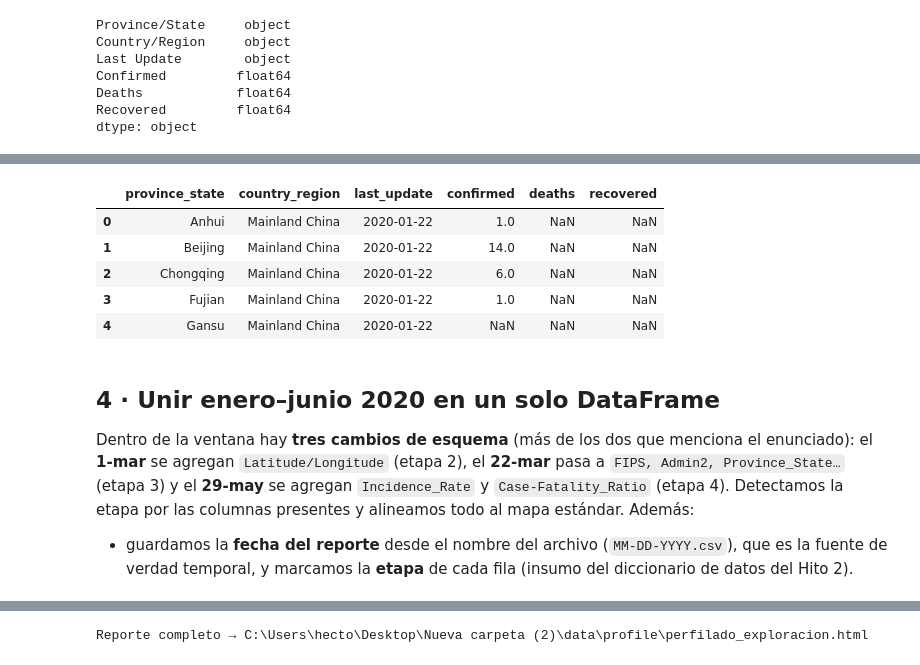
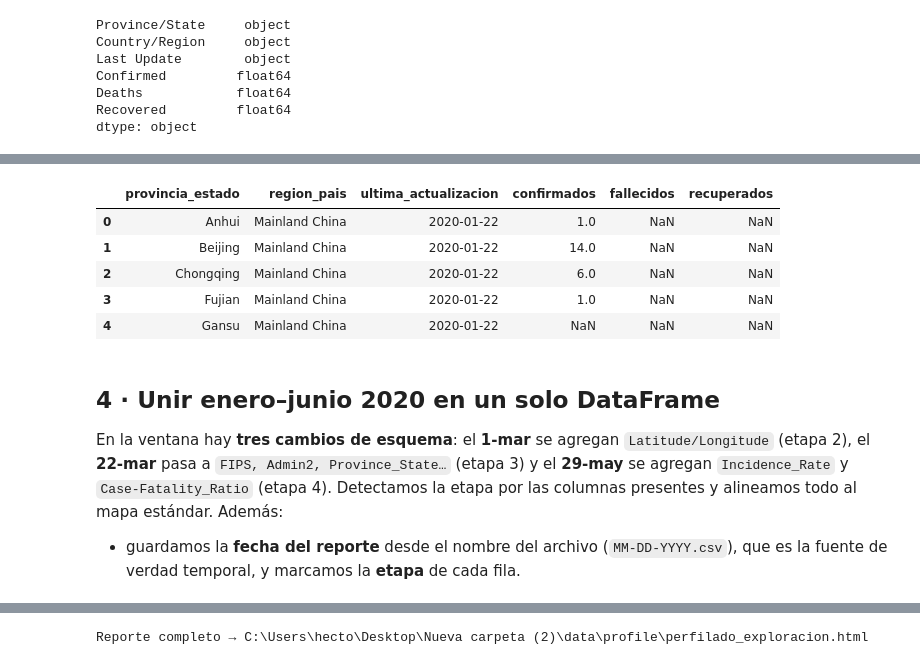
Before and after one commit to BeatrizVidalA/ProyectoGD, a Jupyter notebook: notebooks/00_exploracion.ipynb, the cells around one changed output, grey strips where cells are left out. Cells and saved outputs as stored; diff of their text form; code cells hidden in the pictures.

Commit message:
Docs: alineacion con PPT; notebook y .py en espanol; revision Hito 1 actualizada

```diff
--- a/notebooks/00_exploracion.ipynb
+++ b/notebooks/00_exploracion.ipynb
@@ -48,7 +45,7 @@ URL_BASE = (
 )
 
 def descargar(nombre: str) -> bytes:
-    '''Descarga un CSV de JHU con caché local en data/raw (idempotente).'''
+    '''Descarga un CSV de JHU con caché local (idempotente, con reintentos).'''
     destino = RAW / nombre
     if destino.exists() and destino.stat().st_size > 0:
         return destino.read_bytes()
@@ -61,7 +58,7 @@ def descargar(nombre: str) -> bytes:
                 raise IOError('respuesta demasiado corta')
             destino.write_bytes(datos)
             return datos
-        except Exception as e:
+        except Exception:
             if intento == 2:
                 raise
             time.sleep(2)
@@ -134,40 +131,35 @@ automática.
 # %%
 MAPA_COLUMNAS = {
-    # esquema 1
-    'Province/State': 'province_state', 'Country/Region': 'country_region',
-    'Last Update': 'last_update',
-    # esquema 3 en adelante
-    'FIPS': 'fips', 'Admin2': 'admin2', 'Province_State': 'province_state',
-    'Country_Region': 'country_region', 'Last_Update': 'last_update',
-    # coordenadas (3 nombre distintos, 1 estándar)
-    'Latitude': 'lat', 'Longitude': 'lon', 'Lat': 'lat', 'Long_': 'lon',
-    # métricas
-    'Confirmed': 'confirmed', 'Deaths': 'deaths', 'Recovered': 'recovered',
-    'Active': 'active', 'Combined_Key': 'combined_key',
-    # renombrados del esquema 5
-    'Incidence_Rate': 'incident_rate', 'Incident_Rate': 'incident_rate',
-    'Case-Fatality_Ratio': 'case_fatality_ratio', 'Case_Fatality_Ratio': 'case_fatality_ratio',
+    'Province/State': 'provincia_estado', 'Country/Region': 'region_pais',
+    'Last Update': 'ultima_actualizacion',
+    'Province_State': 'provincia_estado', 'Country_Region': 'region_pais',
+    'Last_Update': 'ultima_actualizacion',
+    'FIPS': 'fips', 'Admin2': 'admin2',
+    'Latitude': 'latitud', 'Longitude': 'longitud', 'Lat': 'latitud', 'Long_': 'longitud',
+    'Confirmed': 'confirmados', 'Deaths': 'fallecidos', 'Recovered': 'recuperados',
+    'Active': 'activos', 'Combined_Key': 'clave_combinada',
+    'Incidence_Rate': 'tasa_incidentes', 'Incident_Rate': 'tasa_incidentes',
+    'Case-Fatality_Ratio': 'tasa_letalidad', 'Case_Fatality_Ratio': 'tasa_letalidad',
 }
 
 def estandarizar(df: pd.DataFrame) -> pd.DataFrame:
     df = df.rename(columns=MAPA_COLUMNAS)
-    # última actualización → fecha AAAA-MM-DD (los formatos cambiaron en el tiempo)
-    s = df['last_update'].astype('string').str.strip()
+    s = df['ultima_actualizacion'].astype('string').str.strip()
     fecha = pd.Series(pd.NaT, index=s.index)
     for fmt in ('%m/%d/%y %H:%M', '%m/%d/%Y %H:%M',
                 '%m/%d/%y %H:%M:%S', '%m/%d/%Y %H:%M:%S',
                 '%Y-%m-%d %H:%M:%S', '%Y-%m-%dT%H:%M:%S', '%Y-%m-%d %H:%M'):
         pend = fecha.isna() & s.notna()
         if pend.any():
             fecha[pend] = pd.to_datetime(s[pend], format=fmt, errors='coerce')
-    df['last_update'] = fecha.dt.strftime('%Y-%m-%d')
+    df['ultima_actualizacion'] = fecha.dt.strftime('%Y-%m-%d')
     return df
 
 pr1_std = estandarizar(pr1)
-pr1_std[['province_state', 'country_region', 'last_update',
-         'confirmed', 'deaths', 'recovered']].head()
+pr1_std[['provincia_estado', 'region_pais', 'ultima_actualizacion',
+         'confirmados', 'fallecidos', 'recuperados']].head()
 # %% [output]
-|  | province_state | country_region | last_update | confirmed | deaths | recovered |
+|  | provincia_estado | region_pais | ultima_actualizacion | confirmados | fallecidos | recuperados |
 | 0 | Anhui | Mainland China | 2020-01-22 | 1.0 | NaN | NaN |
 | 1 | Beijing | Mainland China | 2020-01-22 | 14.0 | NaN | NaN |
 | 2 | Chongqing | Mainland China | 2020-01-22 | 6.0 | NaN | NaN |
@@ -176,14 +168,13 @@ pr1_std[['province_state', 'country_region', 'last_update',
 # %% [markdown]
 ## 4 · Unir enero–junio 2020 en un solo DataFrame
 
-Dentro de la ventana hay **tres cambios de esquema** (más de los dos que menciona el
-enunciado): el **1-mar** se agregan `Latitude/Longitude` (etapa 2), el **22-mar** pasa a
-`FIPS, Admin2, Province_State…` (etapa 3) y el **29-may** se agregan `Incidence_Rate` y
-`Case-Fatality_Ratio` (etapa 4). Detectamos la etapa por las columnas presentes y
-alineamos todo al mapa estándar. Además:
+En la ventana hay **tres cambios de esquema**: el **1-mar** se agregan
+`Latitude/Longitude` (etapa 2), el **22-mar** pasa a `FIPS, Admin2, Province_State…`
+(etapa 3) y el **29-may** se agregan `Incidence_Rate` y `Case-Fatality_Ratio`
+(etapa 4). Detectamos la etapa por las columnas presentes y alineamos todo al mapa
+estándar. Además:
 - guardamos la **fecha del reporte** desde el nombre del archivo (`MM-DD-YYYY.csv`),
-  que es la fuente de verdad temporal, y marcamos la **etapa** de cada fila
-  (insumo del diccionario de datos del Hito 2).
+  que es la fuente de verdad temporal, y marcamos la **etapa** de cada fila.
 # %%
 def rango_fechas(d1: dt.date, d2: dt.date):
     d = d1
```
Also changed, not shown: parts of 17 cells of this notebook, 6 other files.
